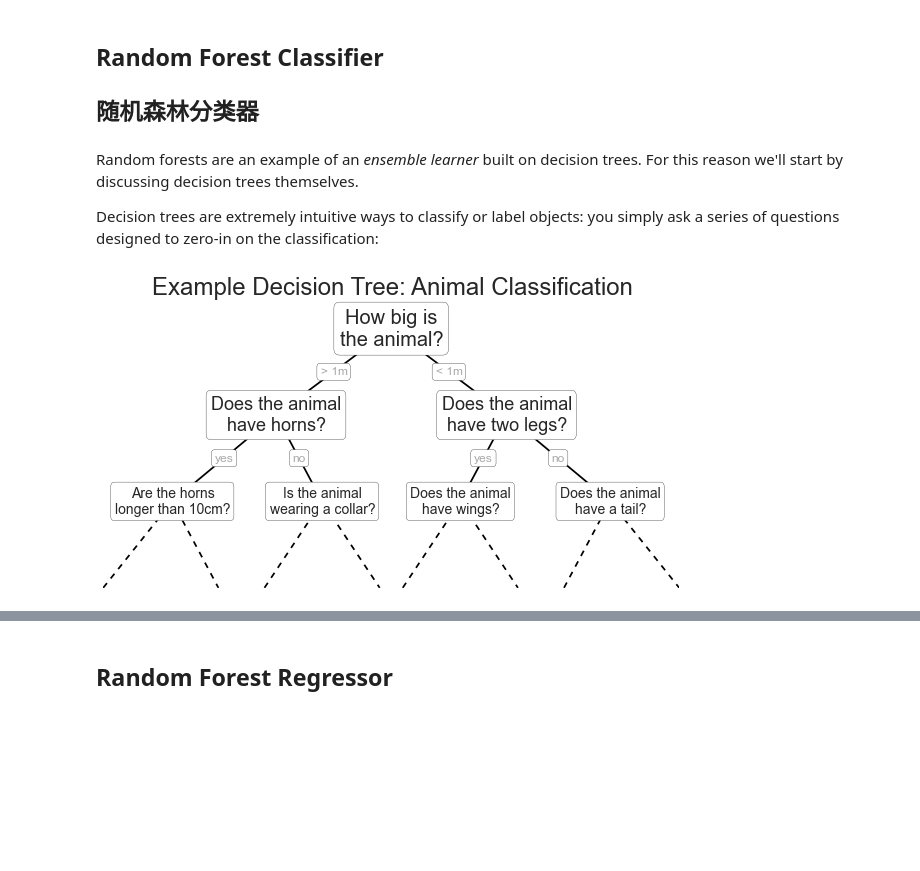
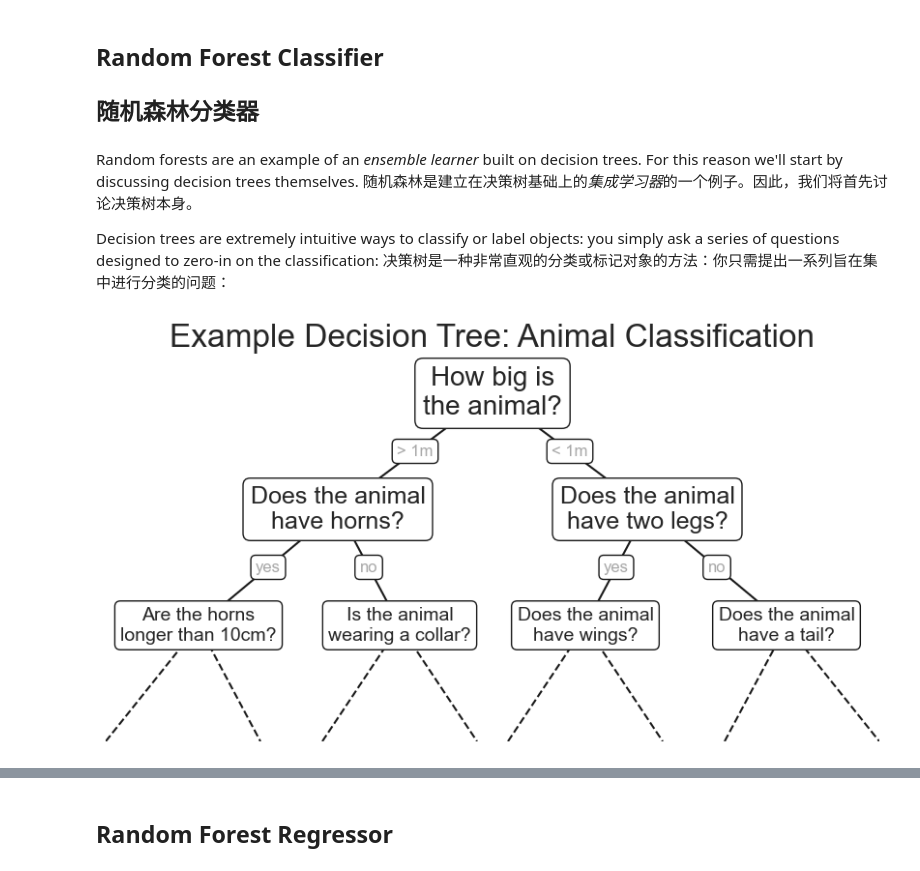
Before and after one commit to Jeff-Hugh/ML_Practice, a Jupyter notebook: scikit-learn-random-forest.ipynb, the cells around one changed output, grey strips where cells are left out. Drawn from its saved outputs; the diff is of its cells as text; code cells hidden in the pictures; blank space fills up the shorter version.

```diff
--- a/scikit-learn-random-forest.ipynb
+++ b/scikit-learn-random-forest.ipynb
@@ -17,14 +18,48 @@ seaborn.set()
 ## 随机森林分类器
 # %% [markdown]
-Random forests are an example of an *ensemble learner* built on decision trees.
-For this reason we'll start by discussing decision trees themselves.
+Random forests are an example of an *ensemble learner* built on decision trees. For this reason we'll start by discussing decision trees themselves. 随机森林是建立在决策树基础上的*集成学习器*的一个例子。因此，我们将首先讨论决策树本身。
 
-Decision trees are extremely intuitive ways to classify or label objects: you simply ask a series of questions designed to zero-in on the classification:
+Decision trees are extremely intuitive ways to classify or label objects: you simply ask a series of questions designed to zero-in on the classification: 决策树是一种非常直观的分类或标记对象的方法：你只需提出一系列旨在集中进行分类的问题：
-# %%
-import fig_code
-fig_code.plot_example_decision_tree()
-# %% [output]
-[figure, removed]
+# %%
+def plot_example_decision_tree():
+    fig = plt.figure(figsize=(10, 4))
+    ax = fig.add_axes([0, 0, 0.8, 1], frameon=False, xticks=[], yticks=[])
+    ax.set_title('Example Decision Tree: Animal Classification', size=24)
+
+    def text(ax, x, y, t, size=20, **kwargs):
+        ax.text(x, y, t,
+                ha='center', va='center', size=size,
+                bbox=dict(boxstyle='round', ec='k', fc='w'), **kwargs)
+
+    text(ax, 0.5, 0.9, "How big is\nthe animal?", 20)
+    text(ax, 0.3, 0.6, "Does the animal\nhave horns?", 18)
+    text(ax, 0.7, 0.6, "Does the animal\nhave two legs?", 18)
+    text(ax, 0.12, 0.3, "Are the horns\nlonger than 10cm?", 14)
+    text(ax, 0.38, 0.3, "Is the animal\nwearing a collar?", 14)
+    text(ax, 0.62, 0.3, "Does the animal\nhave wings?", 14)
+    text(ax, 0.88, 0.3, "Does the animal\nhave a tail?", 14)
+
+    text(ax, 0.4, 0.75, "> 1m", 12, alpha=0.4)
+    text(ax, 0.6, 0.75, "< 1m", 12, alpha=0.4)
+
+    text(ax, 0.21, 0.45, "yes", 12, alpha=0.4)
+    text(ax, 0.34, 0.45, "no", 12, alpha=0.4)
+
+    text(ax, 0.66, 0.45, "yes", 12, alpha=0.4)
+    text(ax, 0.79, 0.45, "no", 12, alpha=0.4)
+
+    ax.plot([0.3, 0.5, 0.7], [0.6, 0.9, 0.6], '-k')
+    ax.plot([0.12, 0.3, 0.38], [0.3, 0.6, 0.3], '-k')
+    ax.plot([0.62, 0.7, 0.88], [0.3, 0.6, 0.3], '-k')
+    ax.plot([0.0, 0.12, 0.20], [0.0, 0.3, 0.0], '--k')
+    ax.plot([0.28, 0.38, 0.48], [0.0, 0.3, 0.0], '--k')
+    ax.plot([0.52, 0.62, 0.72], [0.0, 0.3, 0.0], '--k')
+    ax.plot([0.8, 0.88, 1.0], [0.0, 0.3, 0.0], '--k')
+    ax.axis([0, 1, 0, 1])
+
+plot_example_decision_tree()
+# %% [output]
+[figure, added]
 # %% [markdown]
 The binary splitting makes this extremely efficient.
 二进制拆分使其非常高效。
```
Also changed, not shown: parts of 17 cells of this notebook, 5 other files.
